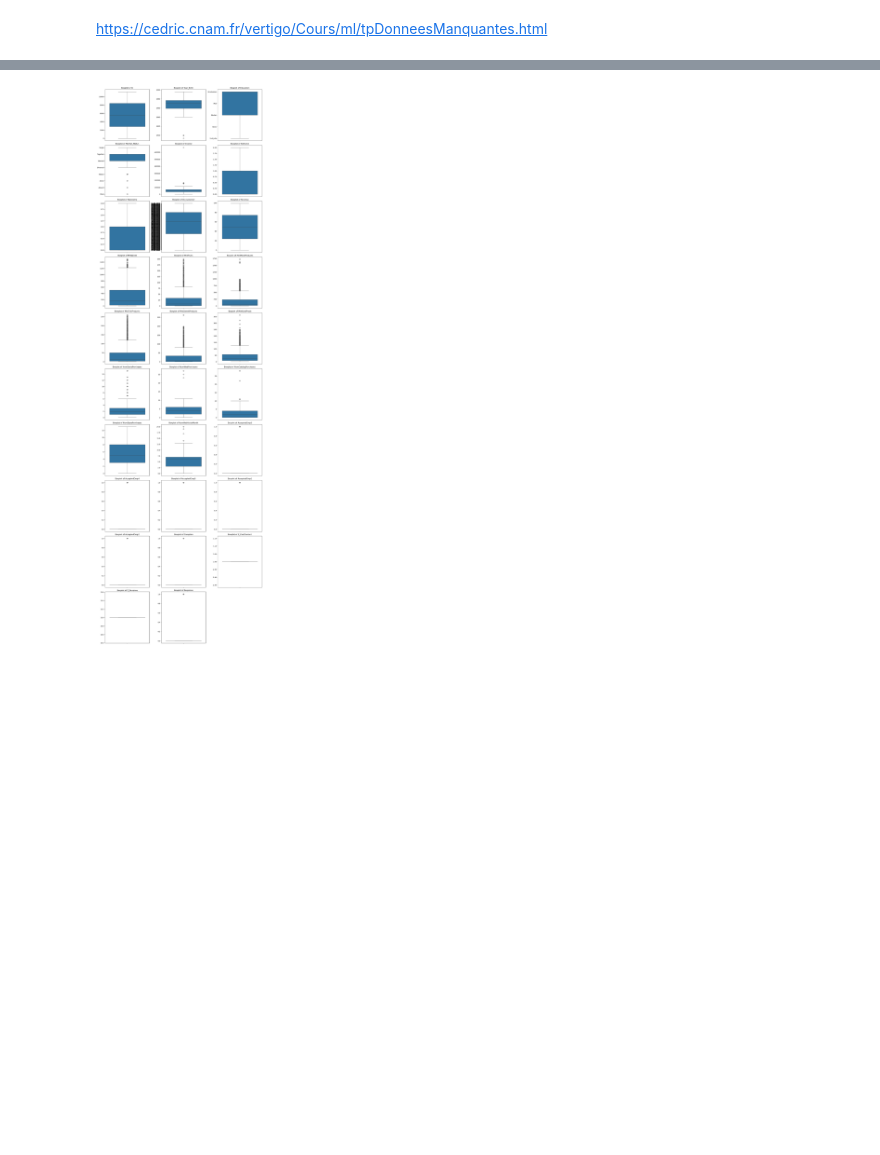
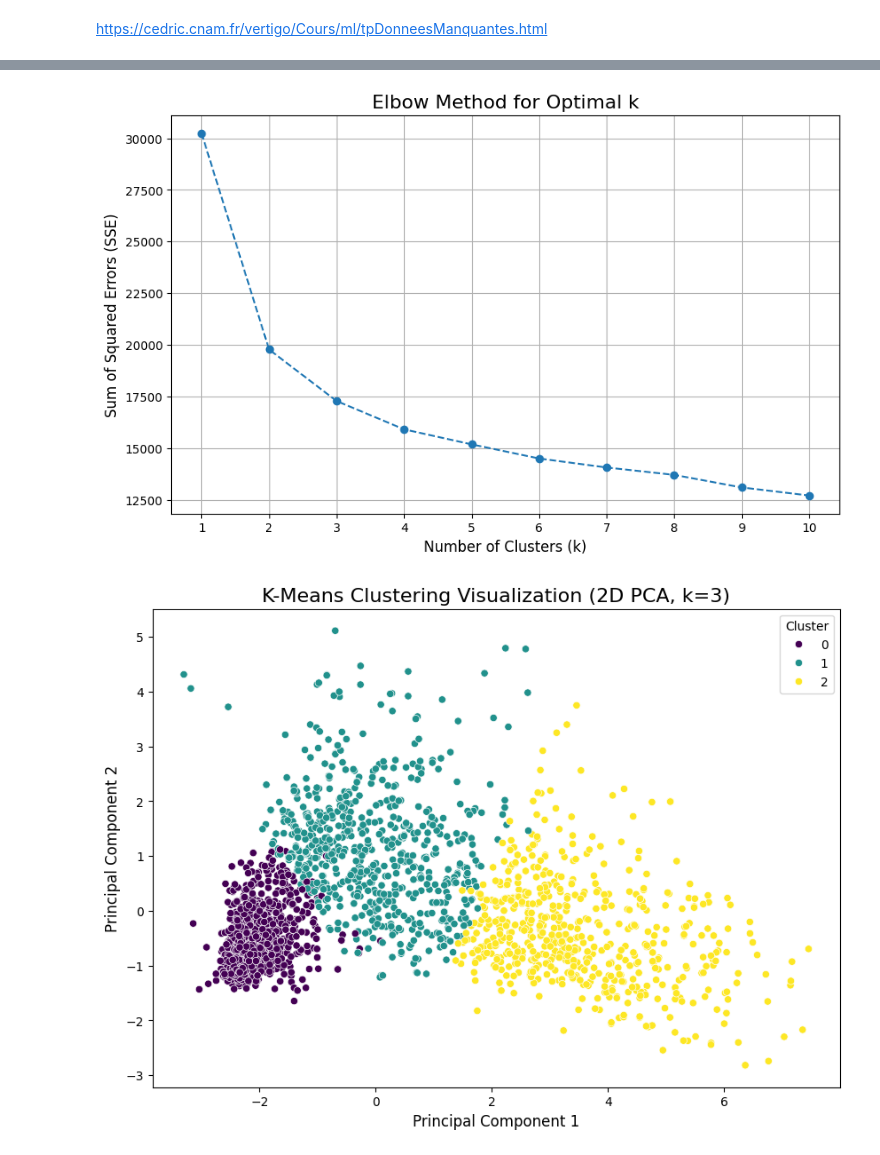
Before and after one commit to Jmuhleman/BUI_2024, a Jupyter notebook: projet/exploration.ipynb, the cells around one changed output, grey strips where cells are left out. Cells and saved outputs as stored; diff of their text form; code cells hidden in the pictures; blank space fills up the shorter version.

```diff
--- a/projet/exploration.ipynb
+++ b/projet/exploration.ipynb
@@ -94,3 +78,10 @@ ValueError: could not convert string to float: 'Graduation'
+# %%
+scaler = RobustScaler()
+non_num_df = data_df.select_dtypes(exclude='number')
+data_scaled = scaler.fit_transform(imputed_num_df)
+
+data_scaled_df = pd.DataFrame(data_scaled, columns=num_df.columns, index=num_df.index)
+final_df = pd.concat([data_scaled_df, non_num_df], axis=1)
 # %%
 # Evaluation des outliers par boxplot
 import pandas as pd
@@ -98,7 +89,7 @@ import seaborn as sns
 import matplotlib.pyplot as plt
 
 n_cols = 3  # Adjust the number of columns as needed
-n_rows = (len(data_df.columns) // n_cols) + (len(data_df.columns) % n_cols > 0)  # Calculate rows needed
+n_rows = (len(data_scaled_df.columns) // n_cols) + (len(data_scaled_df.columns) % n_cols > 0)  # Calculate rows needed
 
 # Create a figure with subplots
 fig, axes = plt.subplots(n_rows, n_cols, figsize=(15, 5 * n_rows))
@@ -107,8 +98,8 @@ fig, axes = plt.subplots(n_rows, n_cols, figsize=(15, 5 * n_rows))
 axes = axes.flatten()
 
 # Loop through each column and create a boxplot
-for i, col in enumerate(data_df.columns):
-    sns.boxplot(ax=axes[i], data=data_df[col])
+for i, col in enumerate(data_scaled_df.columns):
+    sns.boxplot(ax=axes[i], data=data_scaled_df[col])
     axes[i].set_title(f'Boxplot of {col}')
     axes[i].set_xlabel('')  # Optional: hide xlabel for clarity
     axes[i].set_ylabel('')  # Optional: hide ylabel for clarity
@@ -117,10 +108,62 @@ for i, col in enumerate(data_df.columns):
 for j in range(i + 1, len(axes)):
     axes[j].axis('off')
 
-# Adjust layout for better spacing
 plt.tight_layout()
-
-# Show the plot
 plt.show()
-# %% [output]
-[figure, removed]
+# %%
+import numpy as np
+import pandas as pd
+from sklearn.impute import KNNImputer
+from sklearn.preprocessing import RobustScaler
+from sklearn.cluster import KMeans
+import matplotlib.pyplot as plt
+import seaborn as sns
+from sklearn.decomposition import PCA
+
+# Copy of the scaled data
+data_scaled_df_k = data_scaled_df.copy()
+
+# Step 1: Determine the optimal number of clusters using the elbow method
+sse = []  # Sum of Squared Errors
+k_range = range(1, 11)  # Test k values from 1 to 10
+
+for k in k_range:
+    kmeans = KMeans(n_clusters=k, random_state=42, init='k-means++')
+    kmeans.fit(data_scaled_df_k)
+    sse.append(kmeans.inertia_)
+
+# Plot the Elbow Curve
+plt.figure(figsize=(10, 6))
+plt.plot(k_range, sse, marker='o', linestyle='--')
+plt.title('Elbow Method for Optimal k', fontsize=16)
+plt.xlabel('Number of Clusters (k)', fontsize=12)
+plt.ylabel('Sum of Squared Errors (SSE)', fontsize=12)
+plt.xticks(k_range)
+plt.grid(True)
+plt.show()
+
+# Step 2: Apply K-Means++ with the optimal number of clusters
+optimal_k = 3  # Replace with the elbow point identified from the plot
+kmeans = KMeans(n_clusters=optimal_k, random_state=42, init='k-means++')
+data_scaled_df_k['Cluster'] = kmeans.fit_predict(data_scaled_df_k)
+
+# Add clusters to the final dataframe
+final_df['Cluster'] = data_scaled_df_k['Cluster']
+
+# Step 3: PCA for dimensionality reduction
+pca = PCA(n_components=2)
+reduced_data = pca.fit_transform(data_scaled_df_k.drop(columns='Cluster'))
+reduced_df = pd.DataFrame(reduced_data, columns=['PC1', 'PC2'])
+reduced_df['Cluster'] = data_scaled_df_k['Cluster']
+
+# Step 4: Visualization of the Clusters
+plt.figure(figsize=(10, 7))
+sns.scatterplot(data=reduced_df, x='PC1', y='PC2', hue='Cluster', palette='viridis')
+plt.title(f'K-Means Clustering Visualization (2D PCA, k={optimal_k})', fontsize=16)
+plt.xlabel('Principal Component 1', fontsize=12)
+plt.ylabel('Principal Component 2', fontsize=12)
+plt.legend(title='Cluster')
+plt.show()
+# %% [output]
+[figure, added]
+[figure, added]
```
Also changed, not shown: parts of 5 cells of this notebook.
